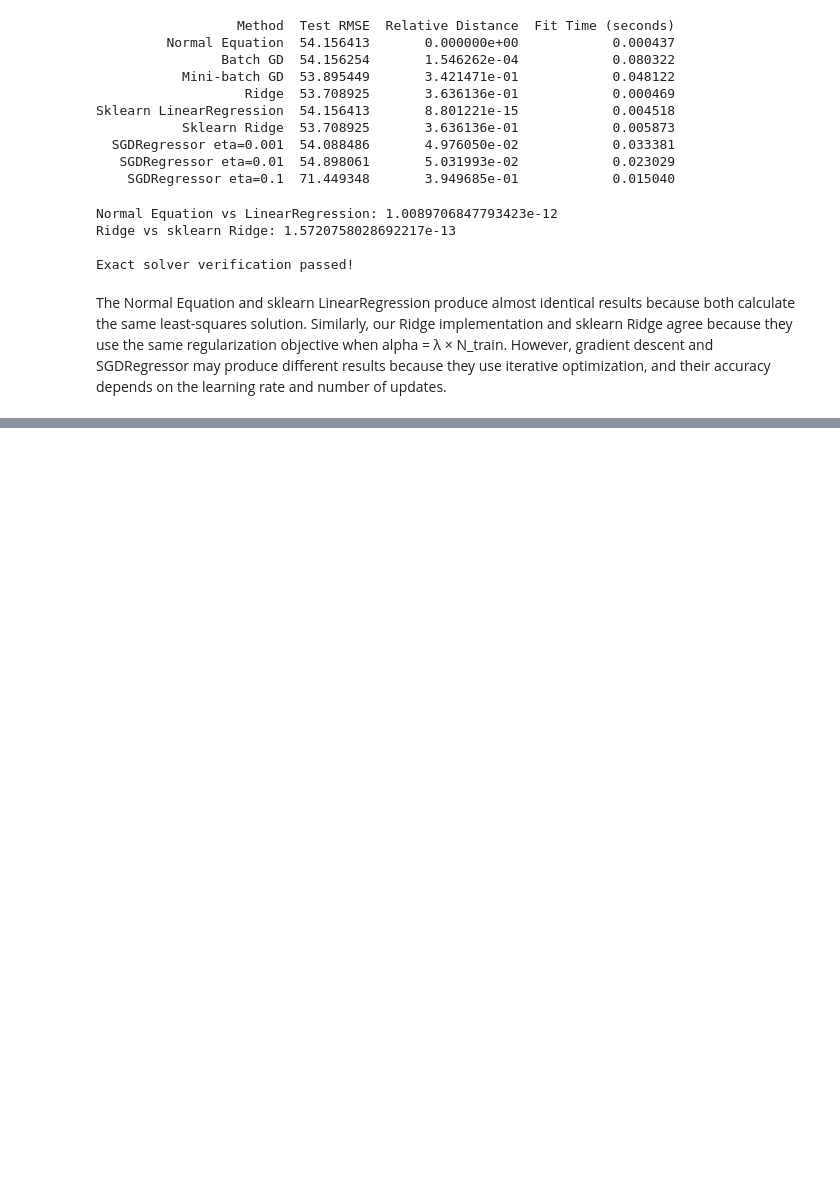
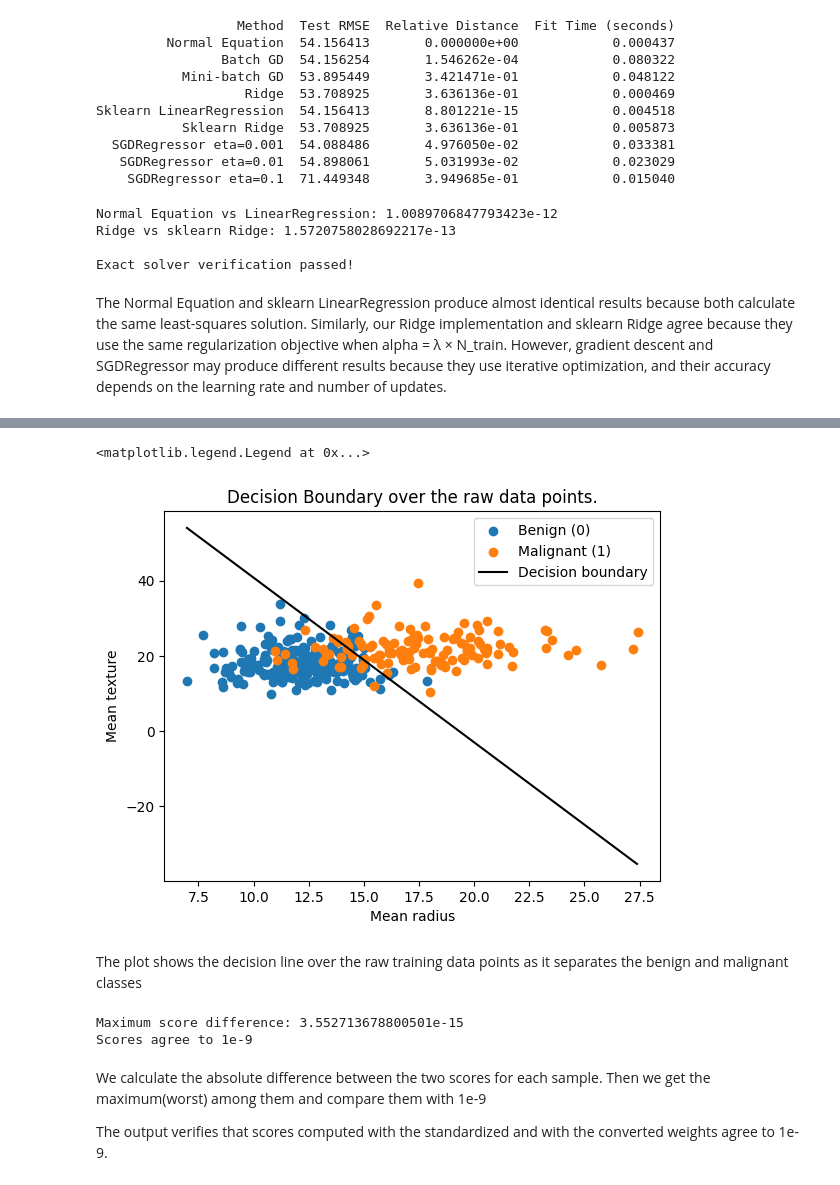
Before and after one commit to asmaa580/Linear-Models-and-Support-Vector-Machines, a Jupyter notebook: notebbok1.ipynb, the cells around one changed output, grey strips where cells are left out. Saved outputs shown, nothing was run; the diff lists cells and outputs as text; code cells hidden in the pictures; blank space fills up the shorter version.

```diff
--- a/notebbok1.ipynb
+++ b/notebbok1.ipynb
@@ -1627,0 +2063,6 @@ The Normal Equation and sklearn LinearRegression produce almost identical result
+# %%
+lam=0.01
+C=1/(lam*N)
+smodel=LogisticRegression(C=C,penalty='l2',tol=1e-12,max_iter=100000)
+smodel.fit(X_tr_std,y_tr)
+sklearn_models[0.01]=smodel
@@ -1627,0 +2390,9 @@ The Normal Equation and sklearn LinearRegression produce almost identical result
+# %%
+lam=0
+eta=0.5
+epochs=5000
+w2=np.zeros(X_tr_2_bias.shape[1])
+for epoch in range(epochs):
+    gradient = compute_gradient(X_tr_2_bias, y_tr, w2, lam)
+    w2=w2-eta*gradient
+print("New weights (standardized.):", w2)
@@ -1627,0 +2409,5 @@ The Normal Equation and sklearn LinearRegression produce almost identical result
+# %%
+w2orig=w2[1:]/scaler2.std
+w0_orig=w2[0]-np.sum(w2[1:]*scaler2.mean/scaler2.std)
+worig=np.concatenate(([w0_orig], w2orig))
+print("original (unstandardized) weights:",worig)
@@ -1627,0 +2424,37 @@ The Normal Equation and sklearn LinearRegression produce almost identical result
+# %%
+# Generate x values for the line
+# x_line = np.linspace(X_tr_2[:, 0].min(), X_tr_2[:, 0].max(), 200)
+xline = np.arange(X_tr_2[:, 0].min(), X_tr_2[:, 0].max(), 0.1)
+# Calculate corresponding y values
+yline=-(worig[0]+worig[1]*xline)/worig[2]
+# Plot raw data points
+plt.scatter(X_tr_2[y_tr==0,0],X_tr_2[y_tr==0,1],label="Benign (0)")
+plt.scatter(X_tr_2[y_tr==1,0],X_tr_2[y_tr==1,1],label="Malignant (1)")
+# Plot decision boundary
+plt.plot(xline, yline,label="Decision boundary",color='black')
+plt.xlabel("Mean radius")
+plt.ylabel("Mean texture")
+plt.title("Decision Boundary over the raw data points.")
+plt.legend()
+# %% [output]
+<matplotlib.legend.Legend at 0x...>
+[figure, added]
+# %% [markdown]
+The plot shows the decision line over the raw training data points as it separates the benign and malignant classes
+# %%
+scoresstd=X_tr_2_bias@w2 # Scores using standardized features and weights
+scoresorig=add_bias(X_tr_2)@worig # Scores using original features and converted weights
+
+difference = np.max(np.abs(scoresstd-scoresorig)) # Calculate maximum absolute difference
+print("Maximum score difference:", difference)
+if difference<1e-9:
+    print("Scores agree to 1e-9")
+else:
+    print("Scores do not agree to 1e-9")
+# %% [output]
+Maximum score difference: 3.552713678800501e-15
+Scores agree to 1e-9
+# %% [markdown]
+We calculate the absolute difference between the two scores for each sample. Then we get the maximum(worst) among them and compare them with 1e-9
+
+The output verifies that scores computed with the standardized and with the converted weights agree to 1e-9.
```
Also changed, not shown: parts of 98 cells of this notebook.
